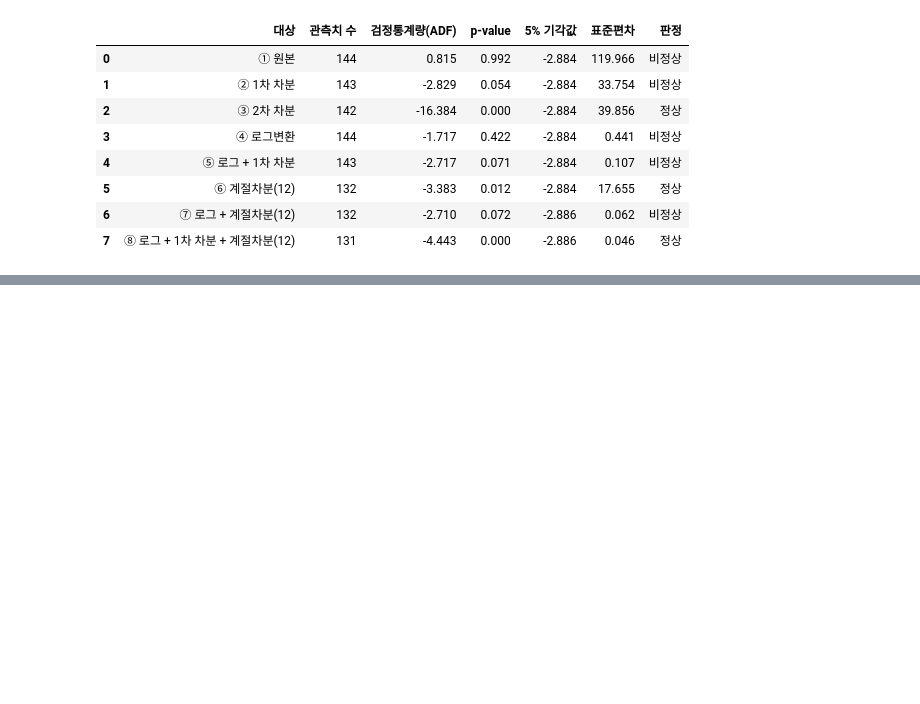
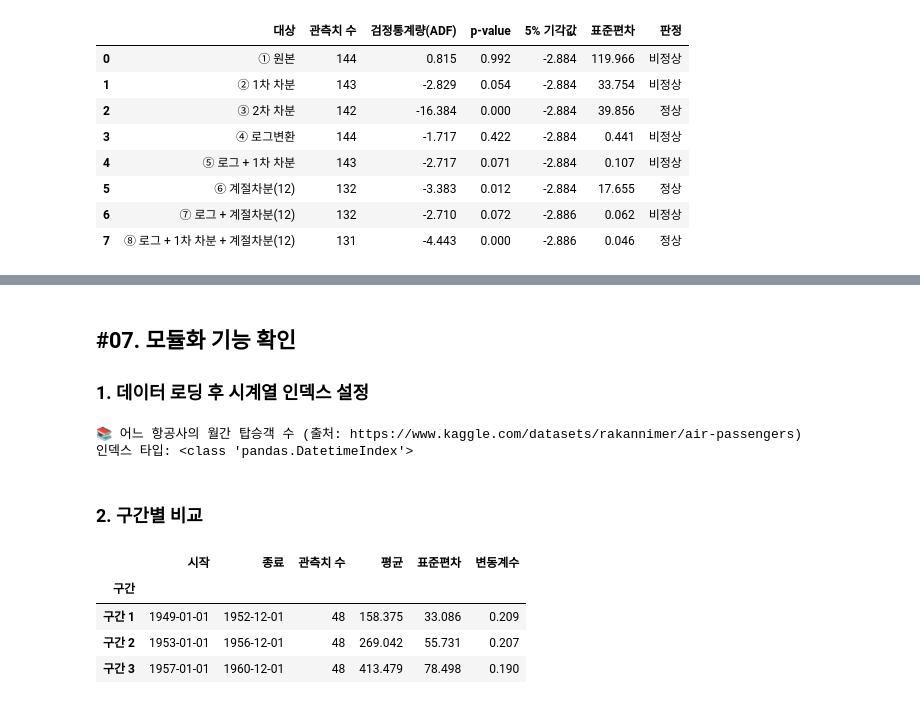
Before and after one commit to hmpce3/basic-statistics-practice, a Jupyter notebook: 11. 시계열 분석ㅣ1. 시계열 데이터의 이해.ipynb, the cells around one changed output, grey strips where cells are left out. Drawn from its saved outputs; the diff is of its cells as text; code cells hidden in the pictures; blank space fills up the shorter version.

```diff
--- a/11. 시계열 분석ㅣ1. 시계열 데이터의 이해.ipynb
+++ b/11. 시계열 분석ㅣ1. 시계열 데이터의 이해.ipynb
@@ -457,3 +457,27 @@ DataFrame(report)[
 | 7 | ⑧ 로그 + 1차 차분 + 계절차분(12) | 131 | -4.443 | 0.000 | -2.886 | 0.046 | 정상 |
 # %% [markdown]
 ![alt text](image-26.png)
+# %% [markdown]
+## #07. 모듈화 기능 확인
+### 1. 데이터 로딩 후 시계열 인덱스 설정
+# %%
+origin = load_data('air_passengers')
+
+# 날짜 컬럼명만 알려주면 된다
+df = my_ts.set_index(origin, 'Month')
+
+print('인덱스 타입:', type(df.index))
+# %% [output]
+📚 어느 항공사의 월간 탑승객 수 (출처: https://www.kaggle.com/datasets/rakannimer/air-passengers)
+인덱스 타입: <class 'pandas.DatetimeIndex'>
+# %% [markdown]
+### 2. 구간별 비교
+# %%
+# 구간을 3개로 나눠 비교
+my_ts.report_split(df, 'Passengers', size=3)
+# %% [output]
+|  | 시작 | 종료 | 관측치 수 | 평균 | 표준편차 | 변동계수 |
+| 구간 |  |  |  |  |  |  |
+| 구간 1 | 1949-01-01 | 1952-12-01 | 48 | 158.375 | 33.086 | 0.209 |
+| 구간 2 | 1953-01-01 | 1956-12-01 | 48 | 269.042 | 55.731 | 0.207 |
+| 구간 3 | 1957-01-01 | 1960-12-01 | 48 | 413.479 | 78.498 | 0.190 |
```
Also changed, not shown: parts of 9 cells of this notebook, 4 other files.
